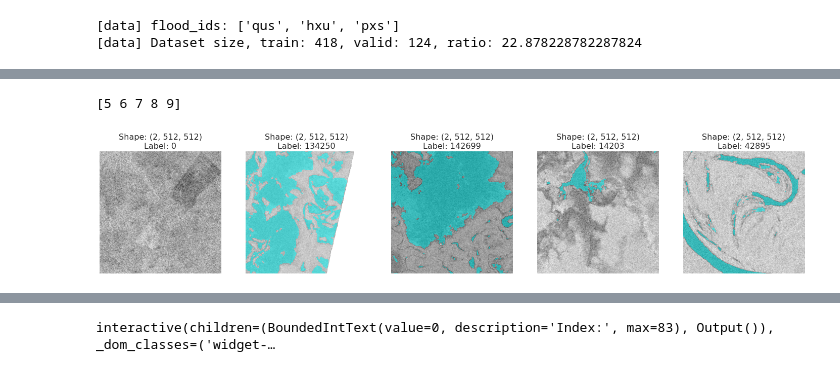
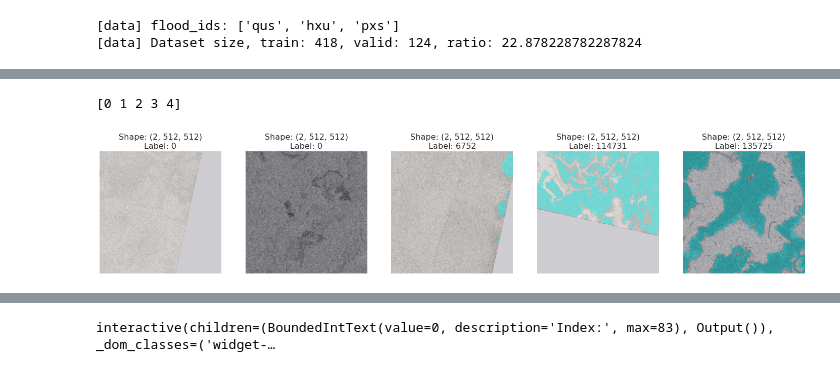
Before and after one commit to MIchaelKa/detect-flood-water, a Jupyter notebook: detect-flood-water-train.ipynb, the cells around one changed output, grey strips where cells are left out. Cells and saved outputs as stored; diff of their text form; code cells hidden in the pictures.

```diff
--- a/detect-flood-water-train.ipynb
+++ b/detect-flood-water-train.ipynb
@@ -404,10 +412,10 @@ import albumentations as A
 # %%
 train_dataset_orig = FloodDataset(train_x, train_y, transforms=None)
 # %%
-show_dataset(train_dataset_orig, 5, 5)
+show_dataset(train_dataset_orig, 0, 5)
 # %% [output]
-[5 6 7 8 9]
+[0 1 2 3 4]
-[figure, old version]
+[figure, new version]
 # %%
 import ipywidgets as widgets
 from ipywidgets import interact
```
Also changed, not shown: parts of 36 cells of this notebook, 6 other files.
